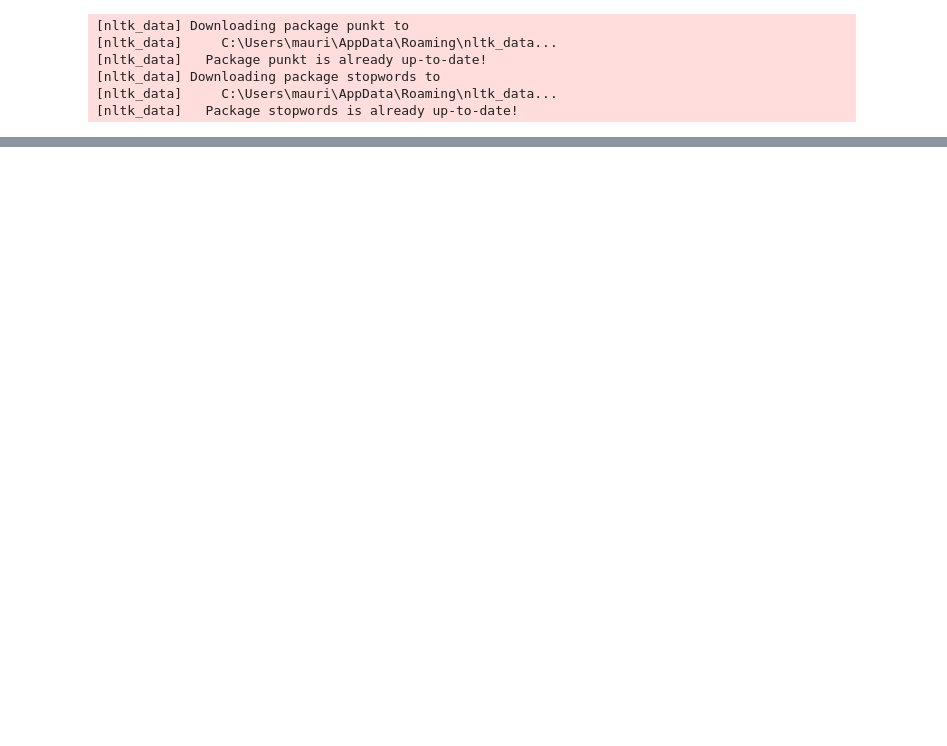
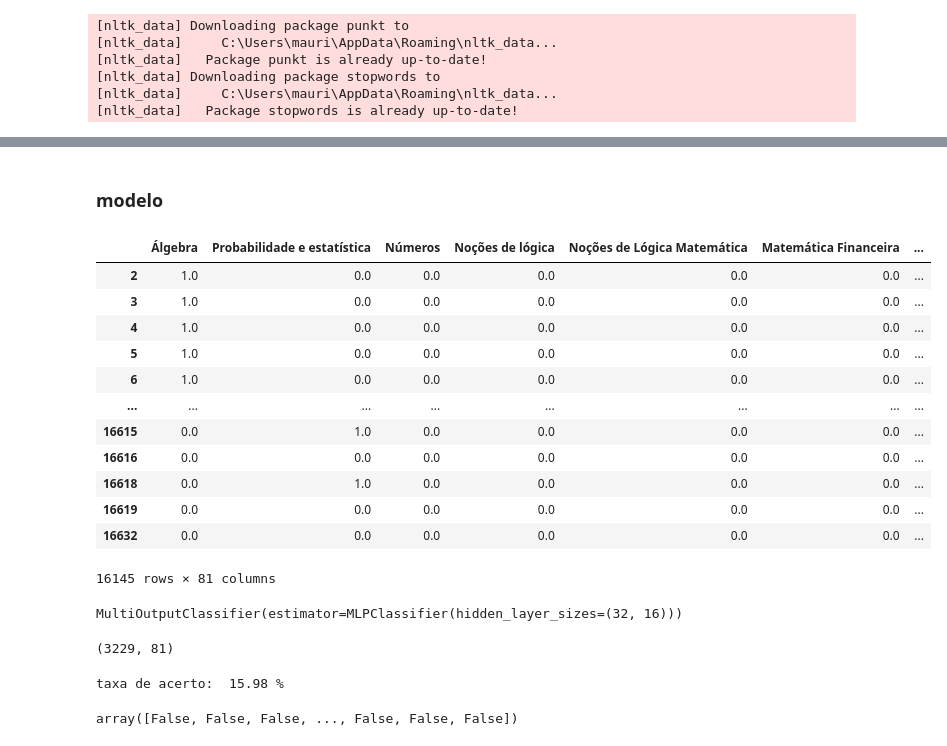
Before and after one commit to msfreit/awari, a Jupyter notebook: 2 - Mentoria/question_subject_classification_v1.1.ipynb, the cells around one changed output, grey strips where cells are left out. Saved outputs shown, nothing was run; the diff lists cells and outputs as text; code cells hidden in the pictures; blank space fills up the shorter version.

```diff
--- a/2 - Mentoria/question_subject_classification_v1.1.ipynb
+++ b/2 - Mentoria/question_subject_classification_v1.1.ipynb
@@ -332,10 +329,14 @@ subjects = ['Álgebra', 'Probabilidade e estatística', 'Números', 'Noções de
 # %%
-# Separa em tags
-
-for index, document in documents.iterrows():
+# Separa em tags criando colunas novas de acordo com qual Subject
+df = documents
+for index, document in df.iterrows():
     i = 0
     for subject in subjects:
+        i += 1
+        column_name = "tag_"+str(i)
         if (subject in document["level_2"]) or (subject in document["level_3"]):
-            i += 1
-            column_name = "tag_"+str(i)
-            documents.loc[index, column_name] = subject
+            df.loc[index, subject] = 1
+        else:
+            df.loc[index, subject] = 0
+
+#df
@@ -364,0 +352,23 @@ memory usage: 151.4+ KB
+# %% [markdown]
+### modelo
+# %%
+# faz o drop das colunas "desnecessárias" para o treinamento
+columns_to_drop = ["content", "level_1", "level_2", "level_3"]
+df = df.drop(columns=columns_to_drop)
+
+# #df = df.dropna()
+df
+# %% [output]
+|  | Álgebra | Probabilidade e estatística | Números | Noções de lógica | Noções de Lógica Matemática | Matemática Financeira | ... |
+| 2 | 1.0 | 0.0 | 0.0 | 0.0 | 0.0 | 0.0 | ... |
+| 3 | 1.0 | 0.0 | 0.0 | 0.0 | 0.0 | 0.0 | ... |
+| 4 | 1.0 | 0.0 | 0.0 | 0.0 | 0.0 | 0.0 | ... |
+| 5 | 1.0 | 0.0 | 0.0 | 0.0 | 0.0 | 0.0 | ... |
+| 6 | 1.0 | 0.0 | 0.0 | 0.0 | 0.0 | 0.0 | ... |
+| ... | ... | ... | ... | ... | ... | ... | ... |
+| 16615 | 0.0 | 1.0 | 0.0 | 0.0 | 0.0 | 0.0 | ... |
+| 16616 | 0.0 | 0.0 | 0.0 | 0.0 | 0.0 | 0.0 | ... |
+| 16618 | 0.0 | 1.0 | 0.0 | 0.0 | 0.0 | 0.0 | ... |
+| 16619 | 0.0 | 0.0 | 0.0 | 0.0 | 0.0 | 0.0 | ... |
+| 16632 | 0.0 | 0.0 | 0.0 | 0.0 | 0.0 | 0.0 | ... |
+16145 rows × 81 columns
@@ -364,0 +386,22 @@ memory usage: 151.4+ KB
+# %%
+# Setup do classificador e treinamento
+clf = MultiOutputClassifier(MLPClassifier(hidden_layer_sizes=(32, 16)))
+# treina
+clf.fit(X_train, y_train)
+# %% [output]
+MultiOutputClassifier(estimator=MLPClassifier(hidden_layer_sizes=(32, 16)))
+# %%
+# testa se o treinamento deu certo.
+y_pred = clf.predict(X_test)
+y_pred.shape
+# %% [output]
+(3229, 81)
+# %%
+# crio um vetor (hits) que me mostra quais predições foram corretas.
+# imprimo a taxa de acerto
+hits = np.alltrue((y_pred == y_test).values, axis=1)
+print("taxa de acerto: ", round(hits.sum()/len(hits)*100,2), "%")
+hits
+# %% [output]
+taxa de acerto:  15.98 %
+array([False, False, False, ..., False, False, False])
```
Also changed, not shown: parts of 28 cells of this notebook, 4 other files.
